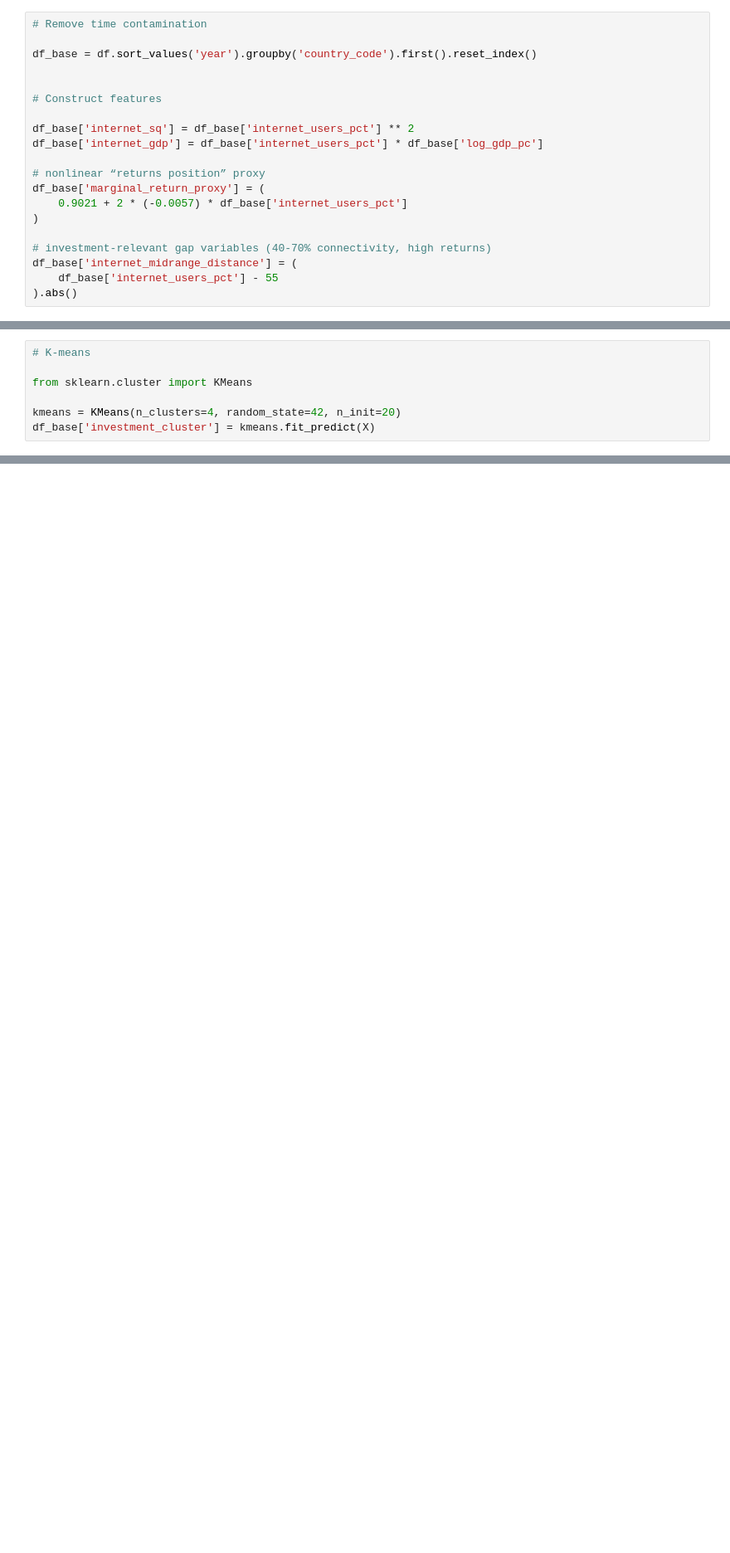
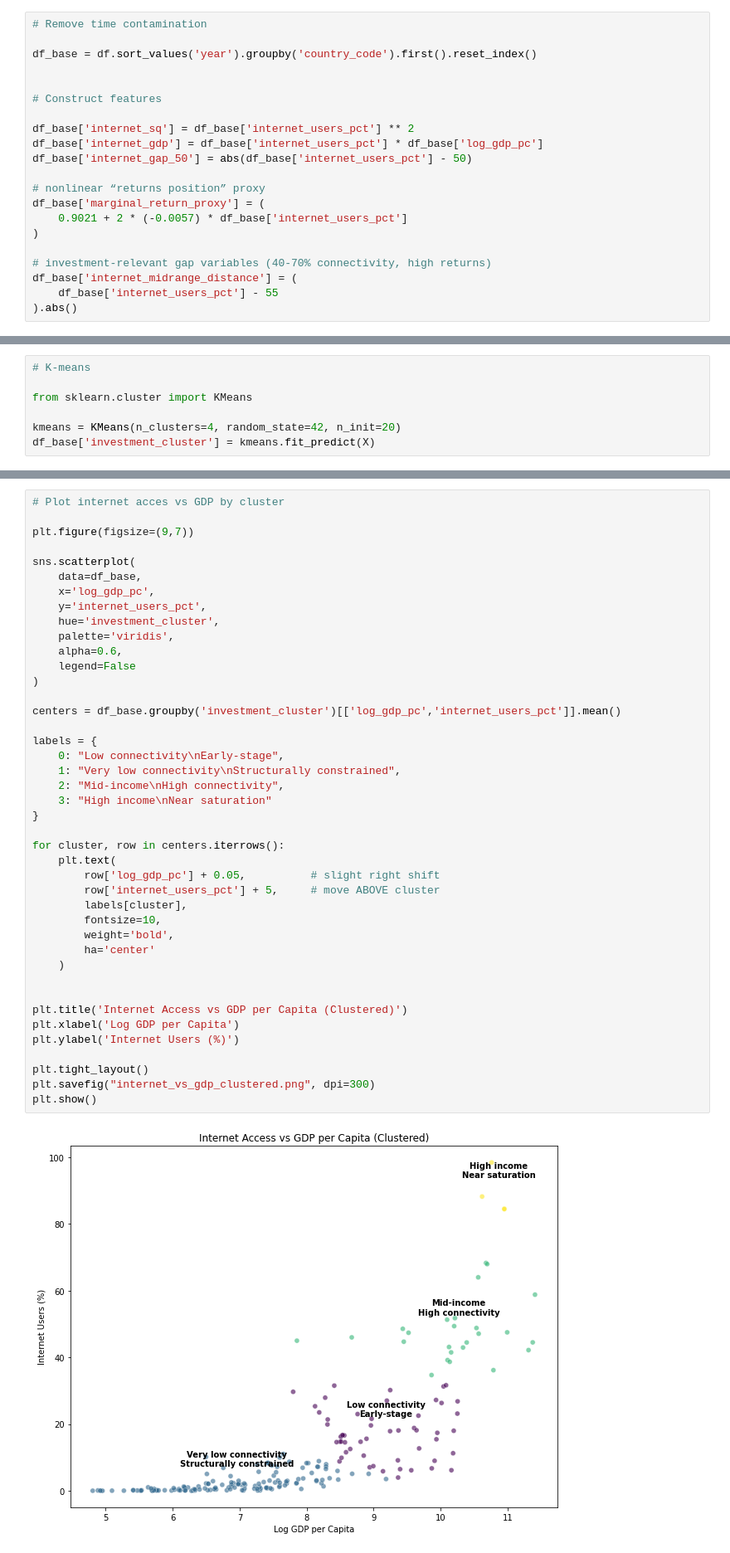
Before and after one commit to sara-murley/MDF-final-project, a Jupyter notebook: code/02-analysis.ipynb, the cells around one changed output, grey strips where cells are left out. Shown at 83% size. Cells and saved outputs as stored; diff of their text form; blank space fills up the shorter version.

```diff
--- a/code/02-analysis.ipynb
+++ b/code/02-analysis.ipynb
@@ -328,6 +332,7 @@ df_base = df.sort_values('year').groupby('country_code').first().reset_index()
 
 df_base['internet_sq'] = df_base['internet_users_pct'] ** 2
 df_base['internet_gdp'] = df_base['internet_users_pct'] * df_base['log_gdp_pc']
+df_base['internet_gap_50'] = abs(df_base['internet_users_pct'] - 50)
 
 # nonlinear “returns position” proxy
 df_base['marginal_return_proxy'] = (
@@ -414,3 +419,47 @@ These economies represent advanced transition systems where digital infrastructu
 This cluster represents the most developed group, with very high internet penetration (88.9%), the highest GDP per capita (log 10.82), and the strongest human capital outcomes in the sample, including the highest secondary enrollment (117.5) and life expectancy (82.8). These countries are fully saturated in terms of connectivity, as reflected by a zero internet gap to the 50% benchmark.
 
 In these contexts, internet infrastructure is already mature and deeply embedded in economic and social systems. Additional investments in basic connectivity are unlikely to yield meaningful marginal improvements in education or health outcomes due to strong diminishing returns. Policy focus in these countries would more appropriately shift toward advanced digital transformation, productivity enhancement, and innovation rather than expansion of access.
+# %%
+# Plot internet acces vs GDP by cluster
+
+plt.figure(figsize=(9,7))
+
+sns.scatterplot(
+    data=df_base,
+    x='log_gdp_pc',
+    y='internet_users_pct',
+    hue='investment_cluster',
+    palette='viridis',
+    alpha=0.6,
+    legend=False
+)
+
+centers = df_base.groupby('investment_cluster')[['log_gdp_pc','internet_users_pct']].mean()
+
+labels = {
+    0: "Low connectivity\nEarly-stage",
+    1: "Very low connectivity\nStructurally constrained",
+    2: "Mid-income\nHigh connectivity",
+    3: "High income\nNear saturation"
+}
+
+for cluster, row in centers.iterrows():
+    plt.text(
+        row['log_gdp_pc'] + 0.05,          # slight right shift
+        row['internet_users_pct'] + 5,     # move ABOVE cluster
+        labels[cluster],
+        fontsize=10,
+        weight='bold',
+        ha='center'
+    )
+
+
+plt.title('Internet Access vs GDP per Capita (Clustered)')
+plt.xlabel('Log GDP per Capita')
+plt.ylabel('Internet Users (%)')
+
+plt.tight_layout()
+plt.savefig("internet_vs_gdp_clustered.png", dpi=300)
+plt.show()
+# %% [output]
+[figure, added]
```
Also changed, not shown: parts of 4 cells of this notebook.
